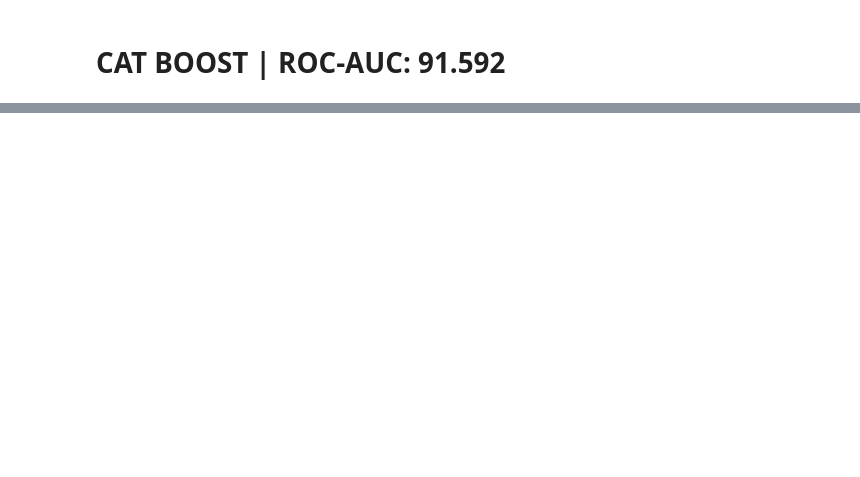
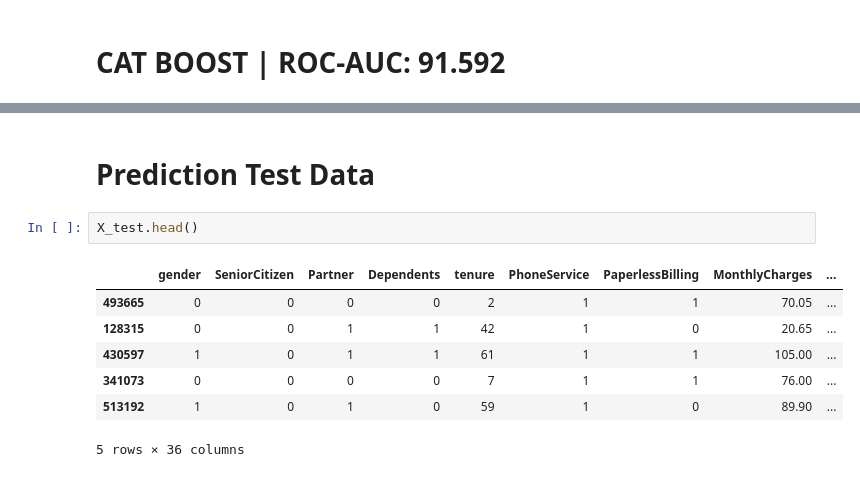
Before and after one commit to Wali-Shajeeh/Customer-Churn-DS, a Jupyter notebook: customer-churn-prediction.ipynb, the cells around one changed output, grey strips where cells are left out. Drawn from its saved outputs; the diff is of its cells as text; blank space fills up the shorter version.

Commit message:
Kaggle Notebook | Customer Churn Prediction | Version 3

```diff
--- a/customer-churn-prediction.ipynb
+++ b/customer-churn-prediction.ipynb
@@ -800,0 +519,12 @@ weighted avg       0.86      0.86      0.86    118839
+# %% [markdown]
+# Prediction Test Data
+# %%
+X_test.head()
+# %% [output]
+|  | gender | SeniorCitizen | Partner | Dependents | tenure | PhoneService | PaperlessBilling | MonthlyCharges | ... |
+| 493665 | 0 | 0 | 0 | 0 | 2 | 1 | 1 | 70.05 | ... |
+| 128315 | 0 | 0 | 1 | 1 | 42 | 1 | 0 | 20.65 | ... |
+| 430597 | 1 | 0 | 1 | 1 | 61 | 1 | 1 | 105.00 | ... |
+| 341073 | 0 | 0 | 0 | 0 | 7 | 1 | 1 | 76.00 | ... |
+| 513192 | 1 | 0 | 1 | 0 | 59 | 1 | 0 | 89.90 | ... |
+5 rows × 36 columns
```
Also changed, not shown: parts of 26 cells of this notebook.
